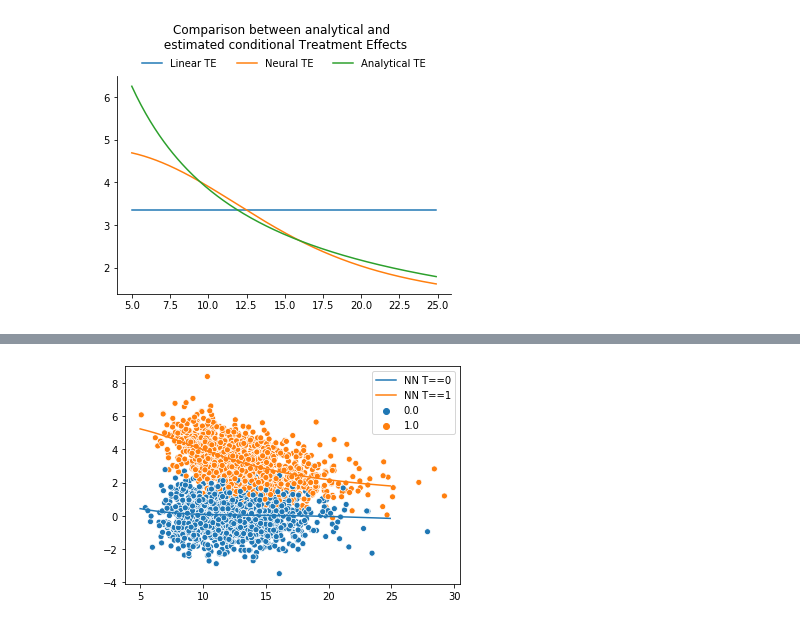
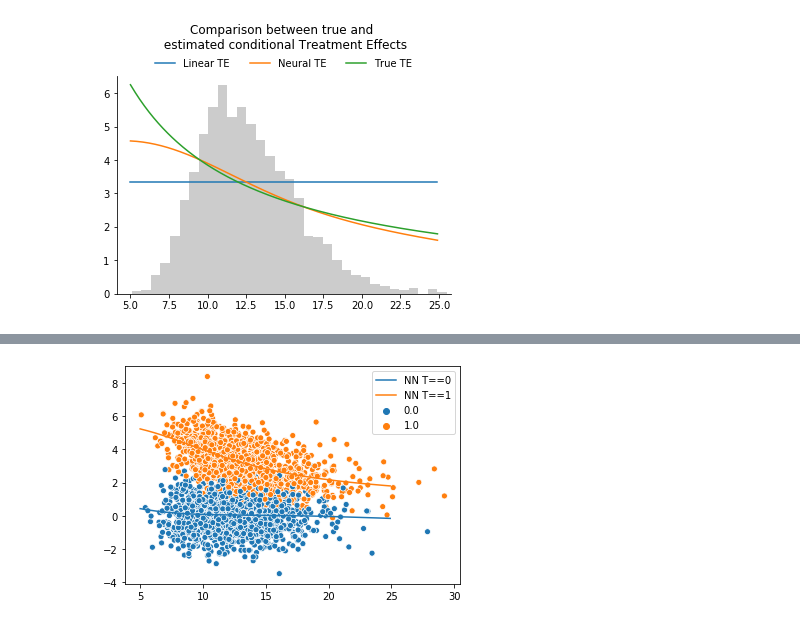
Before and after one commit to Chechgm/causal_effect_estimation_using_nade, a Jupyter notebook: 4-Non_linear.ipynb, the cells around one changed output, grey strips where cells are left out. Cells and saved outputs as stored; diff of their text form; code cells hidden in the pictures.

```diff
--- a/4-Non_linear.ipynb
+++ b/4-Non_linear.ipynb
@@ -126,13 +125,19 @@ ax = sns.lineplot(x=(L_samples*data.sd[0]).numpy(), y=TE[:,0], label="Treatment
 # %%
 # In order to run this cell, one must save the results from the neural model before
 ax = sns.lineplot(x=(L_samples*data.sd[0]).numpy(), y=TE[:,0], label="Linear TE")
-ax = sns.lineplot(x=(L_samples*data.sd[0]).numpy(), y=neural_TE, label="Neural TE")
-ax = sns.lineplot(x=(L_samples*data.sd[0]).numpy(), y=(50/(3+L_samples*data.sd[0])).numpy(), label="Analytical TE")
+ax = sns.lineplot(x=(L_samples*data.sd[0]).numpy(), y=neural_TE[:,0], label="Neural TE")
+ax = sns.lineplot(x=(L_samples*data.sd[0]).numpy(), y=(50/(3+L_samples*data.sd[0])).numpy(), label="True TE")
+ax = sns.distplot(data.ks_dataset[:,0], hist=True, kde=False, color='silver', hist_kws={'alpha': 0.8, 'weights':0.028*np.ones(len(data.ks_dataset))})
+#ax = sns.distplot(data.ks_dataset[:,0], rug=True, hist=False, kde=False)
 
-plt.title("Comparison between analytical and \n estimated conditional Treatment Effects", y=1.10)
+plt.title("Comparison between true and \n estimated conditional Treatment Effects", y=1.10)
 ax.legend(loc="upper center", ncol=3, bbox_to_anchor=(0.5, 1.10), borderaxespad=0, frameon=False)
+
+ax.set_xlim(4.1, 25.8)
+ax.set_ylim(0, 6.5)
 ax.spines['right'].set_visible(False)
 ax.spines['top'].set_visible(False)
-plt.savefig("./results/linear_vs_non-linear.pdf", ppi=300, bbox_inches='tight');
+
+plt.savefig("./results/linear_vs_non-linear_hist.pdf", ppi=300, bbox_inches='tight');
 # %% [output]
-[figure, old version]
+[figure, new version]
```
Also changed, not shown: parts of 7 cells of this notebook, 15 other files.
